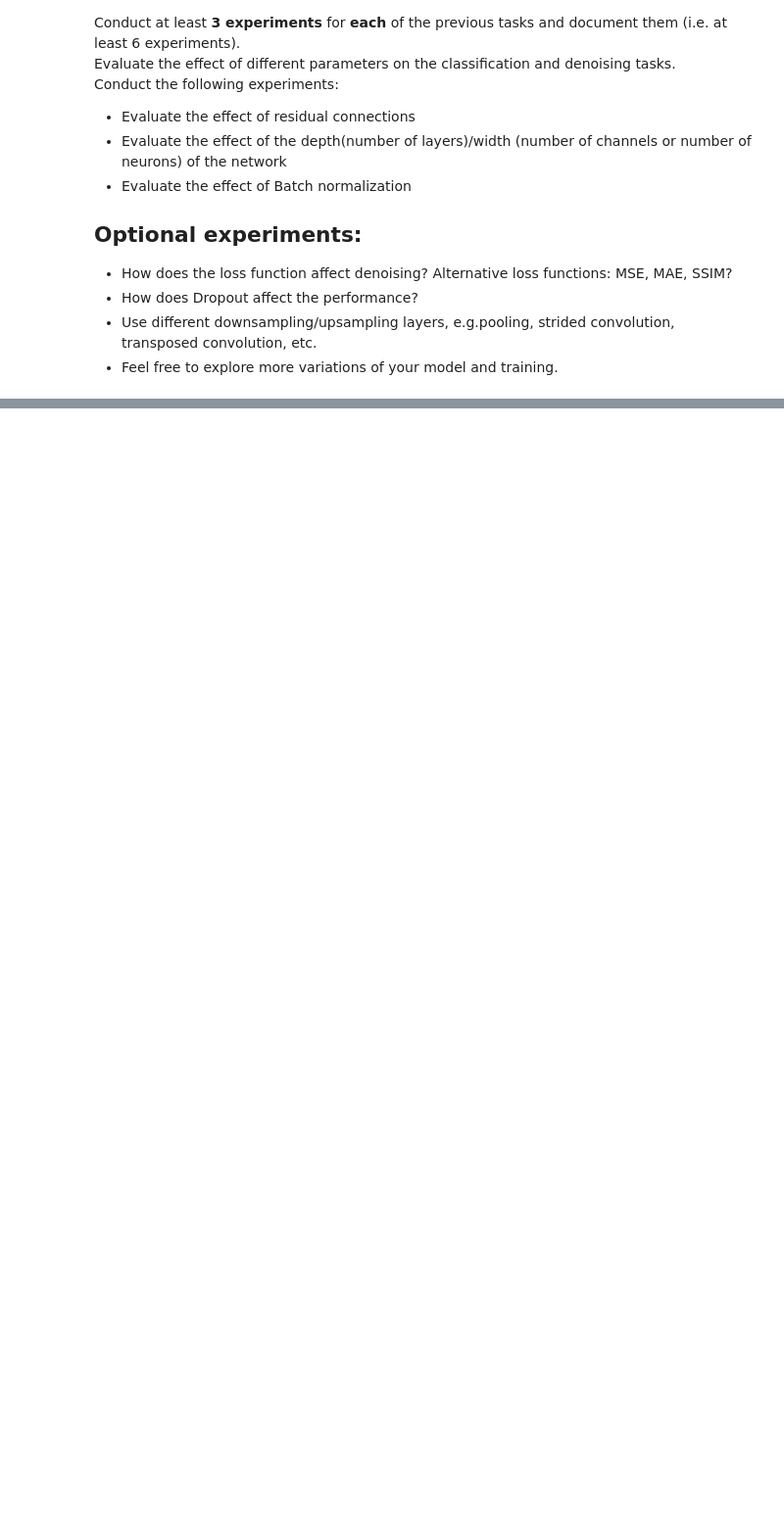
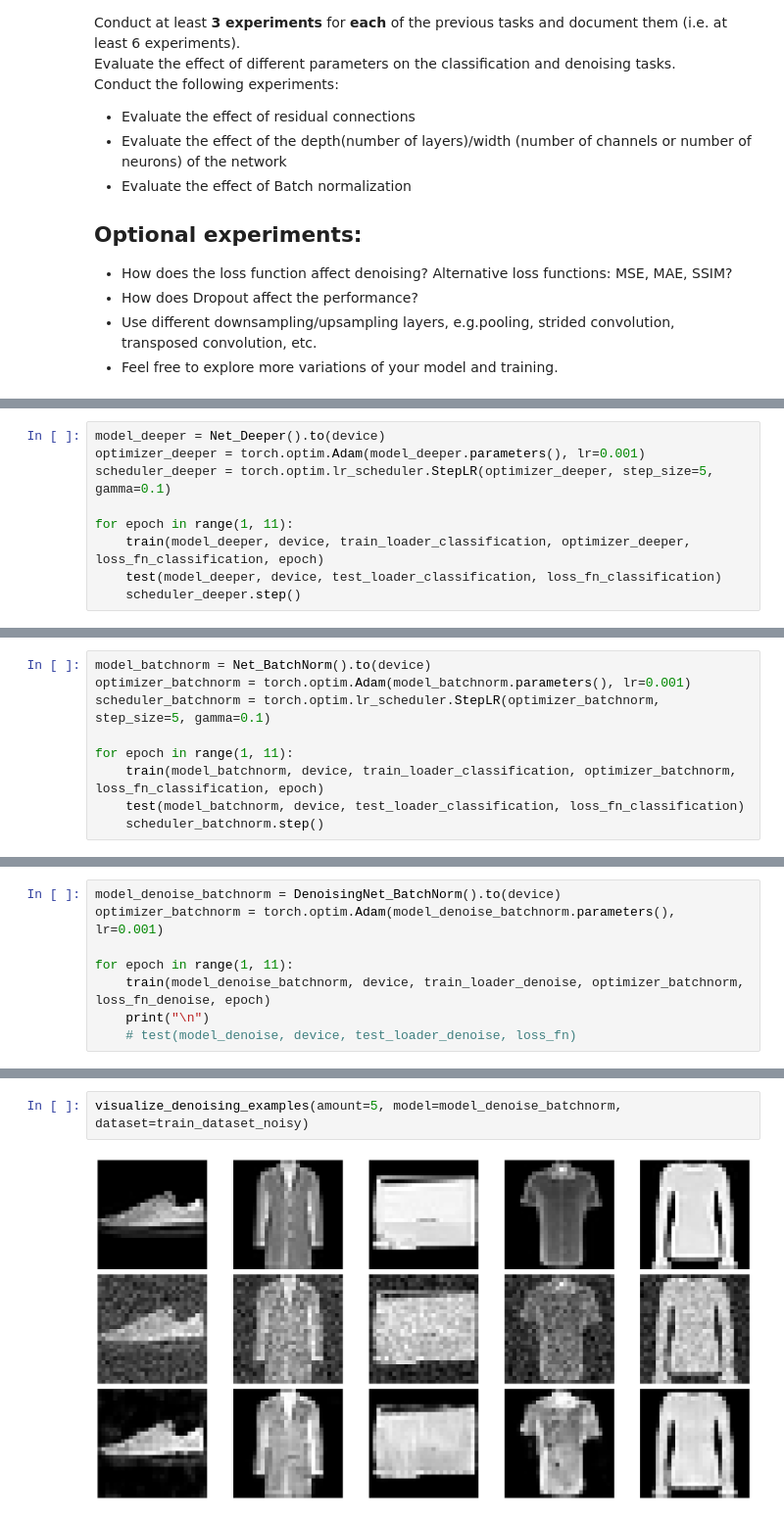
Before and after one commit to Mo20DE/AIA, a Jupyter notebook: Exercise 4/Exercise4.ipynb, the cells around one changed output, grey strips where cells are left out. Shown at 98% size. Drawn from its saved outputs; the diff is of its cells as text; blank space fills up the shorter version.

```diff
--- a/Exercise 4/Exercise4.ipynb
+++ b/Exercise 4/Exercise4.ipynb
@@ -721,0 +977,9 @@ Conduct the following experiments:
+# %%
+model_deeper = Net_Deeper().to(device)
+optimizer_deeper = torch.optim.Adam(model_deeper.parameters(), lr=0.001)
+scheduler_deeper = torch.optim.lr_scheduler.StepLR(optimizer_deeper, step_size=5, gamma=0.1)
+
+for epoch in range(1, 11):
+    train(model_deeper, device, train_loader_classification, optimizer_deeper, loss_fn_classification, epoch)
+    test(model_deeper, device, test_loader_classification, loss_fn_classification)
+    scheduler_deeper.step()
@@ -721,0 +1171,9 @@ Conduct the following experiments:
+# %%
+model_batchnorm = Net_BatchNorm().to(device)
+optimizer_batchnorm = torch.optim.Adam(model_batchnorm.parameters(), lr=0.001)
+scheduler_batchnorm = torch.optim.lr_scheduler.StepLR(optimizer_batchnorm, step_size=5, gamma=0.1)
+
+for epoch in range(1, 11):
+    train(model_batchnorm, device, train_loader_classification, optimizer_batchnorm, loss_fn_classification, epoch)
+    test(model_batchnorm, device, test_loader_classification, loss_fn_classification)
+    scheduler_batchnorm.step()
@@ -721,0 +1301,8 @@ Conduct the following experiments:
+# %%
+model_denoise_batchnorm = DenoisingNet_BatchNorm().to(device)
+optimizer_batchnorm = torch.optim.Adam(model_denoise_batchnorm.parameters(), lr=0.001)
+
+for epoch in range(1, 11):
+    train(model_denoise_batchnorm, device, train_loader_denoise, optimizer_batchnorm, loss_fn_denoise, epoch)
+    print("\n")
+    # test(model_denoise, device, test_loader_denoise, loss_fn)
@@ -721,0 +1329,4 @@ Conduct the following experiments:
+# %%
+visualize_denoising_examples(amount=5, model=model_denoise_batchnorm, dataset=train_dataset_noisy)
+# %% [output]
+[figure, added]
```
Also changed, not shown: parts of 49 cells of this notebook.
